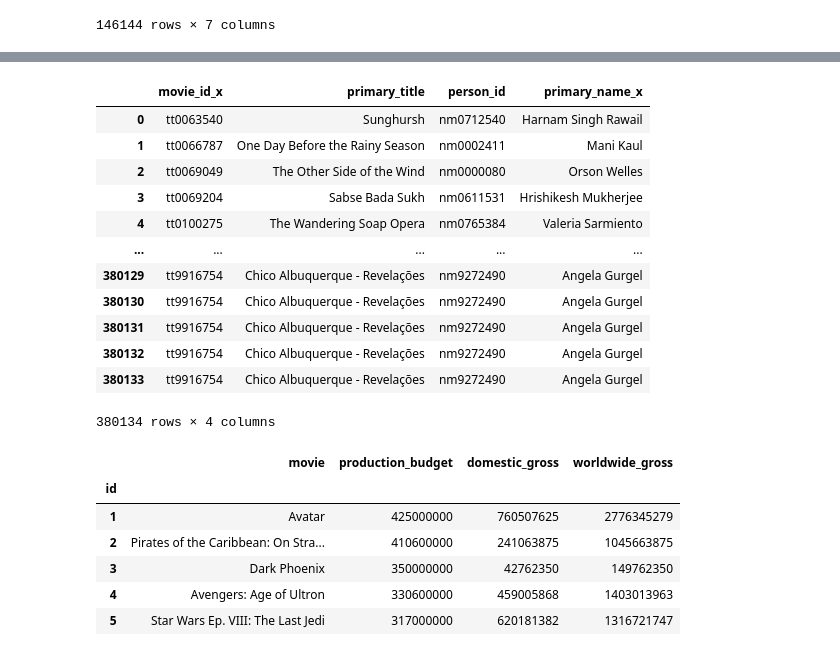
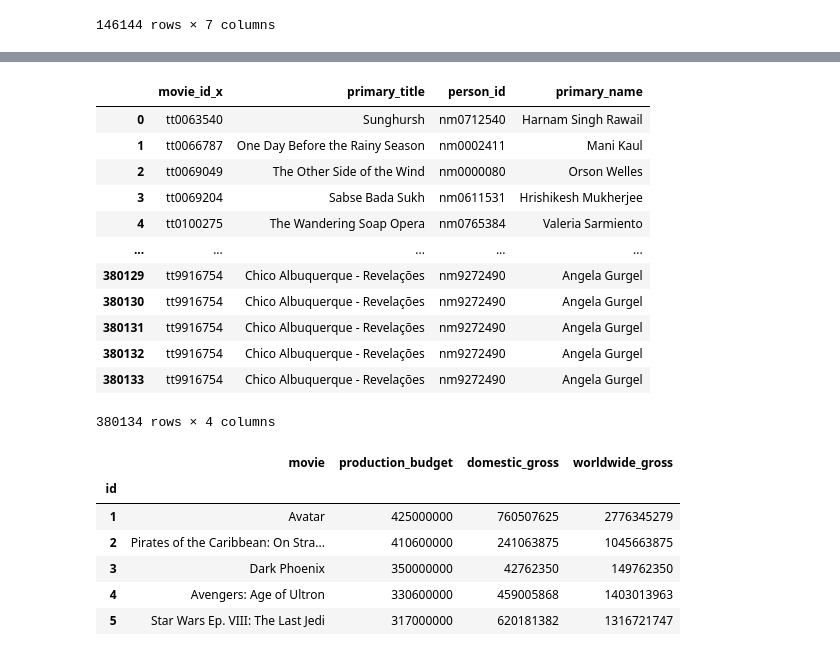
Before and after one commit to adammarianacci/Microsoft_Movie_Analysis, a Jupyter notebook: Notebook.ipynb, the cells around one changed output, grey strips where cells are left out. Saved outputs shown, nothing was run; the diff lists cells and outputs as text; code cells hidden in the pictures.

```diff
--- a/Notebook.ipynb
+++ b/Notebook.ipynb
@@ -547,8 +404,8 @@ movie_directors_df
 # %%
-dir_name_title = movie_directors_df[['movie_id_x', 'primary_title', 'person_id', 'primary_name_x']]
+dir_name_title = movie_directors_df[['movie_id_x', 'primary_title', 'person_id', 'primary_name']]
 dir_name_title
 # %% [output]
-|  | movie_id_x | primary_title | person_id | primary_name_x |
+|  | movie_id_x | primary_title | person_id | primary_name |
 | 0 | tt0063540 | Sunghursh | nm0712540 | Harnam Singh Rawail |
 | 1 | tt0066787 | One Day Before the Rainy Season | nm0002411 | Mani Kaul |
 | 2 | tt0069049 | The Other Side of the Wind | nm0000080 | Orson Welles |
```
Also changed, not shown: parts of 37 cells of this notebook, 1 other file.
